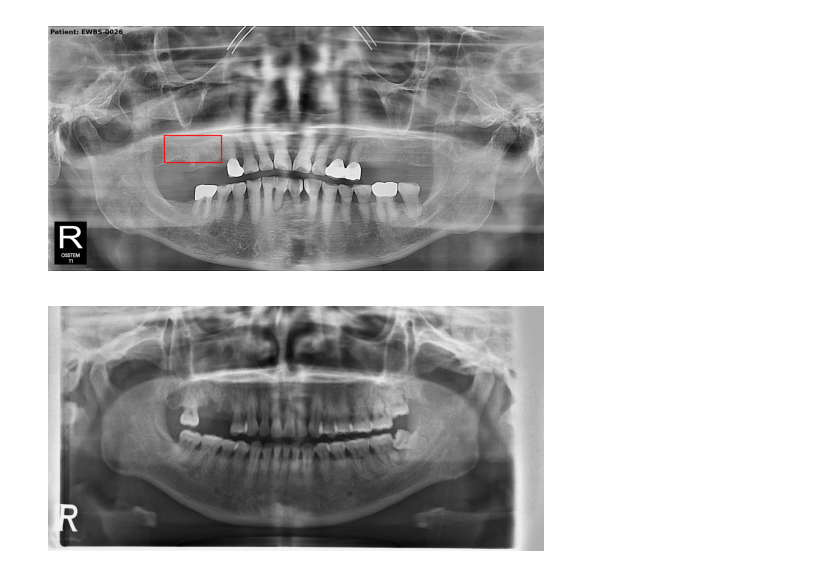
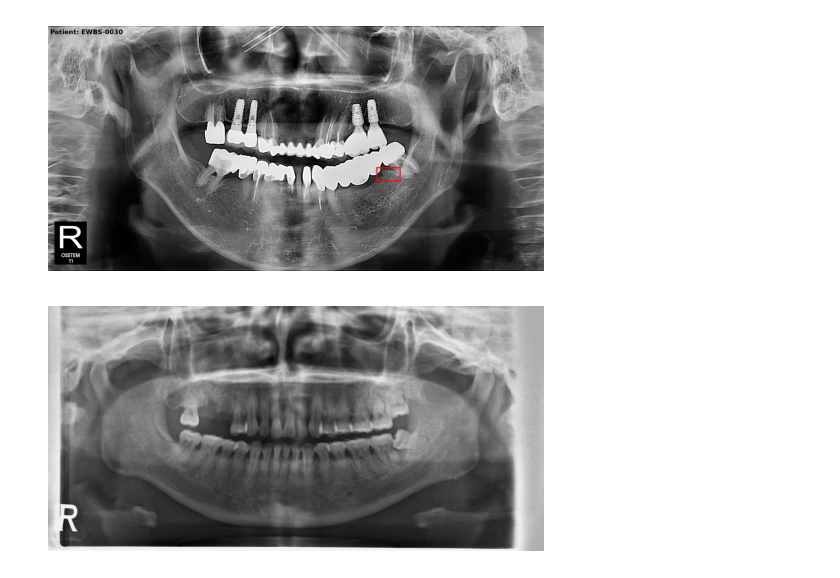
Before and after one commit to kimdj98/onj_, a Jupyter notebook: scripts/viz_PA_label.ipynb, the cells around one changed output. Drawn from its saved outputs; the diff is of its cells as text; code cells hidden in the pictures.

```diff
--- a/scripts/viz_PA_label.ipynb
+++ b/scripts/viz_PA_label.ipynb
@@ -91,9 +91,9 @@ def viz(patient):
 
     plt.show()
 # %%
-viz("EWBS-0026")
+viz("EWBS-0030")
 # %% [output]
-[figure, old version]
+[figure, new version]
 # %%
 def viz_wo_bbox(patient):
     """
```
Also changed, not shown: 34 other files.
